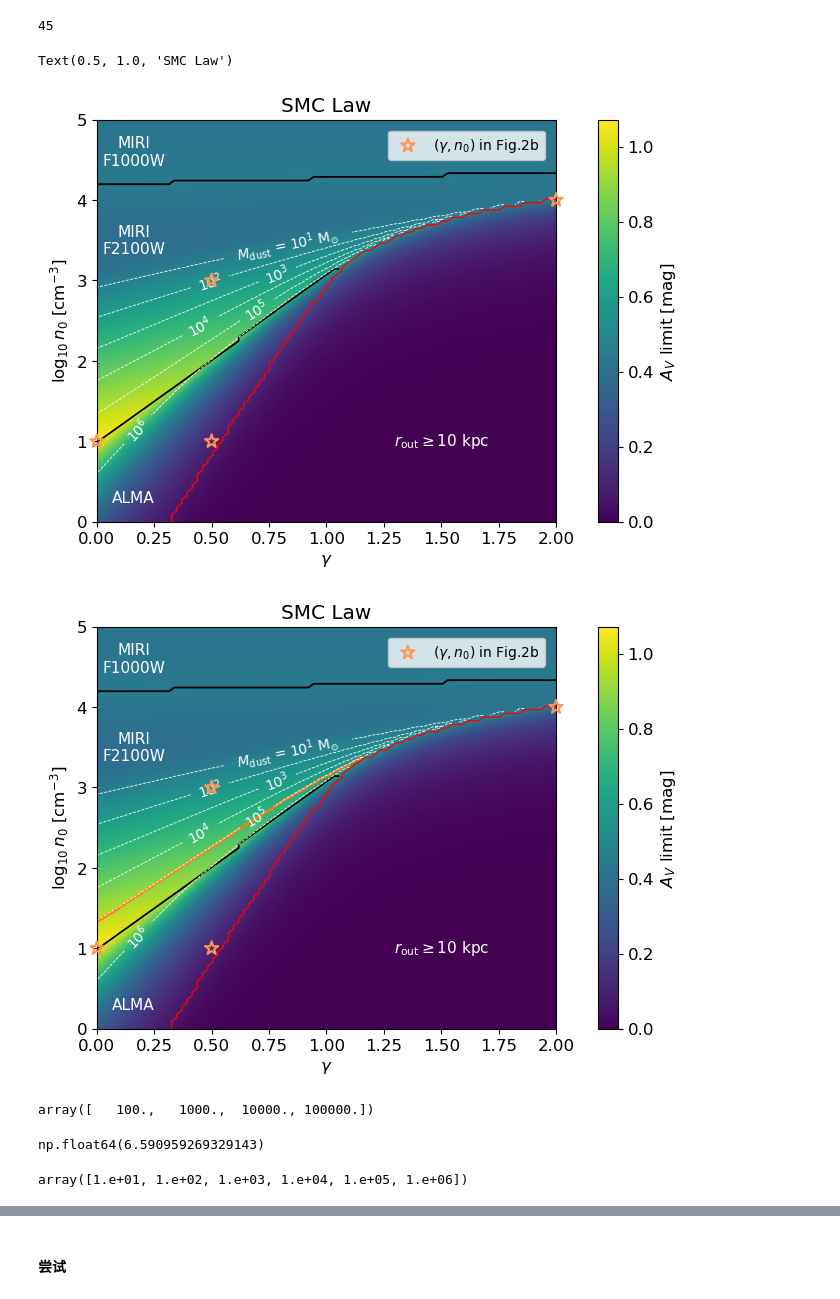
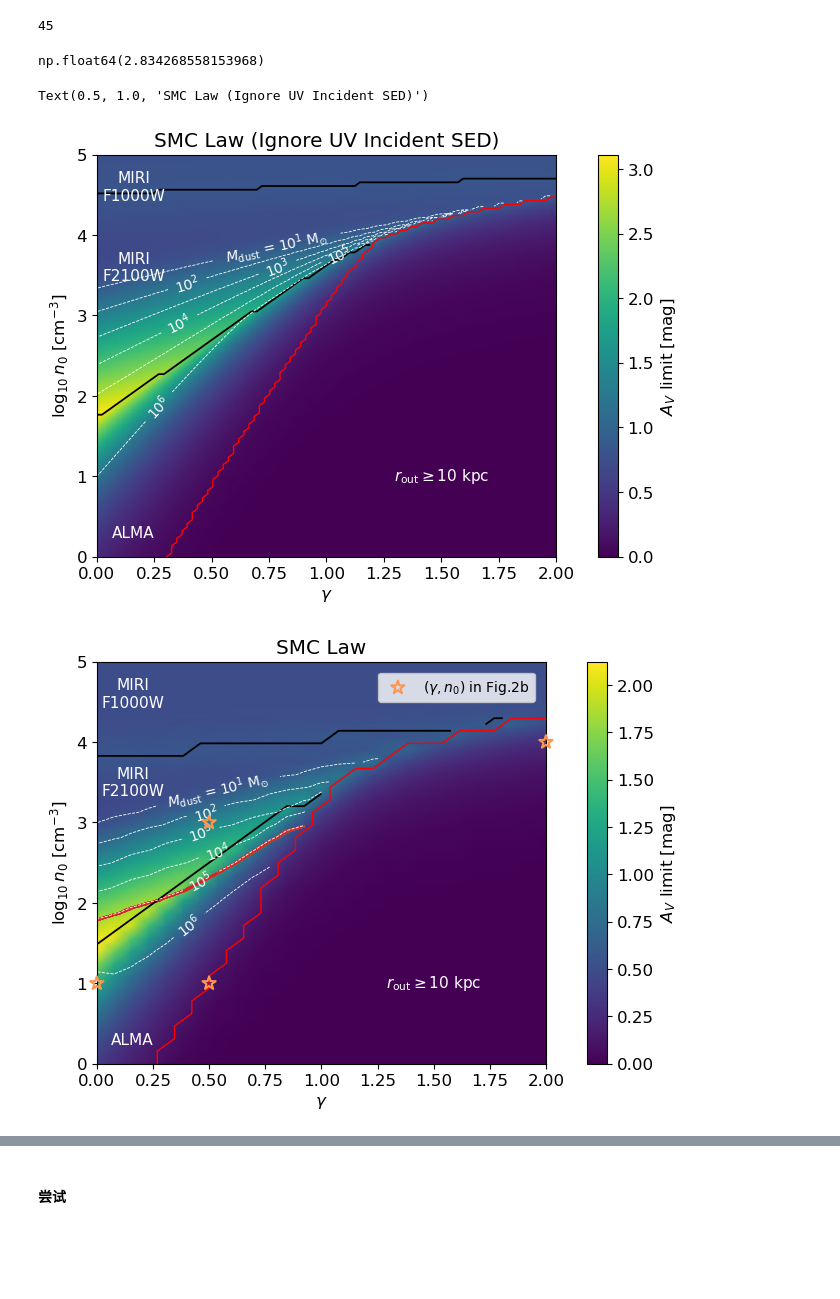
Before and after one commit to c-kj/LRD_dust_modeling, a Jupyter notebook: notebooks/A_V_constraint.ipynb, the cells around one changed output, grey strips where cells are left out. Drawn from its saved outputs; the diff is of its cells as text; code cells hidden in the pictures; blank space fills up the shorter version.

Commit message:
✨ feat: 根据审稿意见，尝试 ignore_UV；尝试 stacking SED 的结果

```diff
--- a/notebooks/A_V_constraint.ipynb
+++ b/notebooks/A_V_constraint.ipynb
@@ -240,0 +326,3 @@ add_wavelength_obs_xaxis(ax, z=SED_table.meta['z'],)
+# %%
+Akins_stacking_raw = QTable.read('data/raw/Akins_stacking.txt', format='ascii.tab')
+Akins_stacking_raw = Akins_stacking_raw[~np.char.startswith(Akins_stacking_raw['Band'], 'Chandra')]  # 去掉 Chandra 的数据，这些 X ray 数据用不着，而且 F_nu 格式不好 parse
@@ -868,0 +1074,2 @@ fmt(1e3 * u.cm**-3, p=4, formatter=':.0e', )
+# %%
+_model_factory = partial(create_model_with_fiducial, observed_SED=get_SED_detection(Delvecchio_stacking_photo))
@@ -891,9 +1220,23 @@ from itertools import product
 #                                             #   config={'T_floor': 30 * u.K, 'r_out_limit': 1e2 * u.pc}
 #                                               )
 #                         )
-_calc_A_V_max = partial(calc_A_V_max, model_factory=partial(create_model_with_fiducial,
-                                                            # opacity=Orion_opacity,
-                                                            config={'T_floor': 30 * u.K, 'r_out_limit': 1e4 * u.pc}))
+
+
+# BUG 这里画之前的 appendix plot 时，似乎选成 Orion 了！
+_calc_A_V_max = partial(
+    calc_A_V_max,
+    model_factory=partial(
+        create_model_with_fiducial,
+        # opacity=Orion_opacity,  # CHANGEME 选择 SMC 还是 Orion
+        config={'T_floor': 30 * u.K, 'r_out_limit': 1e4 * u.pc},
+    ),
+)
+
+# CHANGEME #TEMP 尝试 Delvecchio_stacking_SED
+# _calc_A_V_max = partial(calc_A_V_max, model_factory=partial(create_model_with_fiducial,
+#                                                             observed_SED=get_SED_detection(Delvecchio_stacking_photo),  #CHANGEME
+#                                                             opacity=SMC_opacity,  #CHANGEME 选择 SMC 还是 Orion
+#                                                             config={'T_floor': 30 * u.K, 'r_out_limit': 1e4 * u.pc}))
 
 root_result_list = Parallel(n_jobs=10, verbose=1)(
     delayed(_calc_A_V_max)(gamma=gamma, n_0=n_0) for n_0, gamma in tqdm(list(product(n_0_array, gamma_array)))  # 外层循环 y 轴，内层循环 x 轴
@@ -955,7 +1285,12 @@ from joblib import Parallel, delayed
 def calc_M_gas(*, n_0: Quantity, gamma: float, A_V: float) -> Quantity:
     # 计算 M_gas
     np.seterr(over='ignore', divide='ignore')  # 忽略 overflow 和 divide by zero 的警告
-    return create_model_with_fiducial(n_0=n_0, gamma=gamma, A_V=A_V).M_gas
+    try:
+        return create_model_with_fiducial(n_0=n_0, gamma=gamma, A_V=A_V).M_gas
+    except R_out_Error:  # 在 ignore_UV 时，在某些参数下会出现 R_out_Error。
+        # 这种情况下 A_V 都很小 (~1e-5)，可能是因为数值误差。因此，干脆直接返回 M_gas 为 0 吧！不影响结果
+        # logger.warning("R_out_Error encountered!")
+        return 0 * u.Msun  #
 
 M_gas_array = Parallel(n_jobs=10, verbose=1)(
     delayed(calc_M_gas)(n_0=n_0, gamma=gamma, A_V=A_V) for gamma, n_0, A_V in tqdm(list(zip(X.flat, Y.flat, A_V_max_array.flat)))
@@ -1005,6 +1334,10 @@ T_out_array = Quantity(T_out_array).reshape(X.shape)
 max([res.iterations for res in res_list])
 # %% [output]
 45
+# %%
+np.max(A_V_max_array)
+# %% [output]
+np.float64(2.834268558153968)
 # %%
 from functools import partial
 from matplotlib.colors import LogNorm
@@ -1067,7 +1400,7 @@ cntr_NH_MAX = ax.contour(gamma_array, np.log10(n_0_array.value),
 if True:
    _text_props = dict(ha='center', va='center', color='w', fontsize=11)
    ax.text(.16, 0.3, "ALMA", **_text_props)
-   ax.text(.16, 3.5, "MIRI\nF2100W", **_text_props)
+   ax.text(.16, 3.6, "MIRI\nF2100W", **_text_props)
    ax.text(.16, 4.6, "MIRI\nF1000W", **_text_props)
    ax.text(1.5, 1, r"$r_{\rm out} \geq 10~{\rm kpc}$", **_text_props)  #TEMP
 
@@ -1098,53 +1431,50 @@ cntr.clabel(levels=cntr.levels[1:],
 
 # 与 Fig.2b 中的几个典型参数对应的点
 #* 只对 SMC 的图标记！
-if _opacity_name == 'SMC':
+if _opacity_name == 'SMC' and not ignore_UV:
    typical_gammas, typical_n_0s = zip(*paras_list)
    typical_n_0s = Quantity(typical_n_0s)
    ax.scatter(typical_gammas, np.log10(typical_n_0s.value),
               marker='*', facecolors='none', color="#ff9650", lw=1.5, s=10**2,
               label=r'$(\gamma, n_0)$ in Fig.2b', zorder=100,
               clip_on=False,
               )
 
    ax.legend(loc='best', framealpha=.8, bbox_to_anchor=(.99, .99))
 
+# 标题
 _title_opacity_name = {'SMC': 'SMC', 'Orion': 'Orion-Nebula'}[_opacity_name]
-ax.set_title(f"{_title_opacity_name} Law")  # 标题
+_title_str = f"{_title_opacity_name} Law"
+if ignore_UV:
+   _title_str += " (Ignore UV Incident SED)"
+ax.set_title(_title_str)  # 标题
 
 # #TEMP 尝试 T_out
 # ax.contour(gamma_array, np.log10(n_0_array.value),
 #            T_out_array.to_value(u.K),
 #         #    cmap='Reds',
 #          #   levels=[1e1, 1e2, 1e3, 1e4, 1e5, 1e6, 1e7],
 #          levels=[30, 50, 100, 200, 300, 400, 500],
 #            colors='orange',
 #            linewidths=.6,
 #            linestyles='--',
 #            norm=LogNorm(),
 #            )
 
 
 # fig.savefig(f'figures/paras_survey/{_opacity_name}_Tfloor=30_large_6.png', bbox_inches='tight')
 # fig.savefig(f'figures/paras_survey/{_opacity_name}_Tfloor=30_large_6.pdf', bbox_inches='tight')
+
+# fig.savefig(f'figures/paras_survey/{_opacity_name}_Tfloor=30_large_ignore_UV_6.pdf', bbox_inches='tight')
+# fig.savefig(f'figures/paras_survey/{_opacity_name}_Tfloor=30_large_ignore_UV_6.png', bbox_inches='tight')
 # %% [output]
-Text(0.5, 1.0, 'SMC Law')
+Text(0.5, 1.0, 'SMC Law (Ignore UV Incident SED)')
-[figure, old version]
+[figure, new version]
 # %%
+# 在 M_dust = 1e5 的 contour 上取点
+
 sampled_points_on_contour = sample_points_on_contour_level(cntr, target_level=1e5, num_samples=300)
-ax.scatter(sampled_points_on_contour[:150, 0], sampled_points_on_contour[:150, 1], 1**2)
+ax.scatter(sampled_points_on_contour[:, 0], sampled_points_on_contour[:, 1], 1**2)
 fig
 # %% [output]
-[figure, old version]
+[figure, new version]
-# %%
-cntr.levels[1:-1]
-# %% [output]
-array([   100.,   1000.,  10000., 100000.])
-# %%
-np.log10(M_dust_array.max().to_value(u.Msun))
-# %% [output]
-np.float64(6.590959269329143)
-# %%
-cntr.levels
-# %% [output]
-array([1.e+01, 1.e+02, 1.e+03, 1.e+04, 1.e+05, 1.e+06])
```
Also changed, not shown: parts of 55 cells of this notebook.
